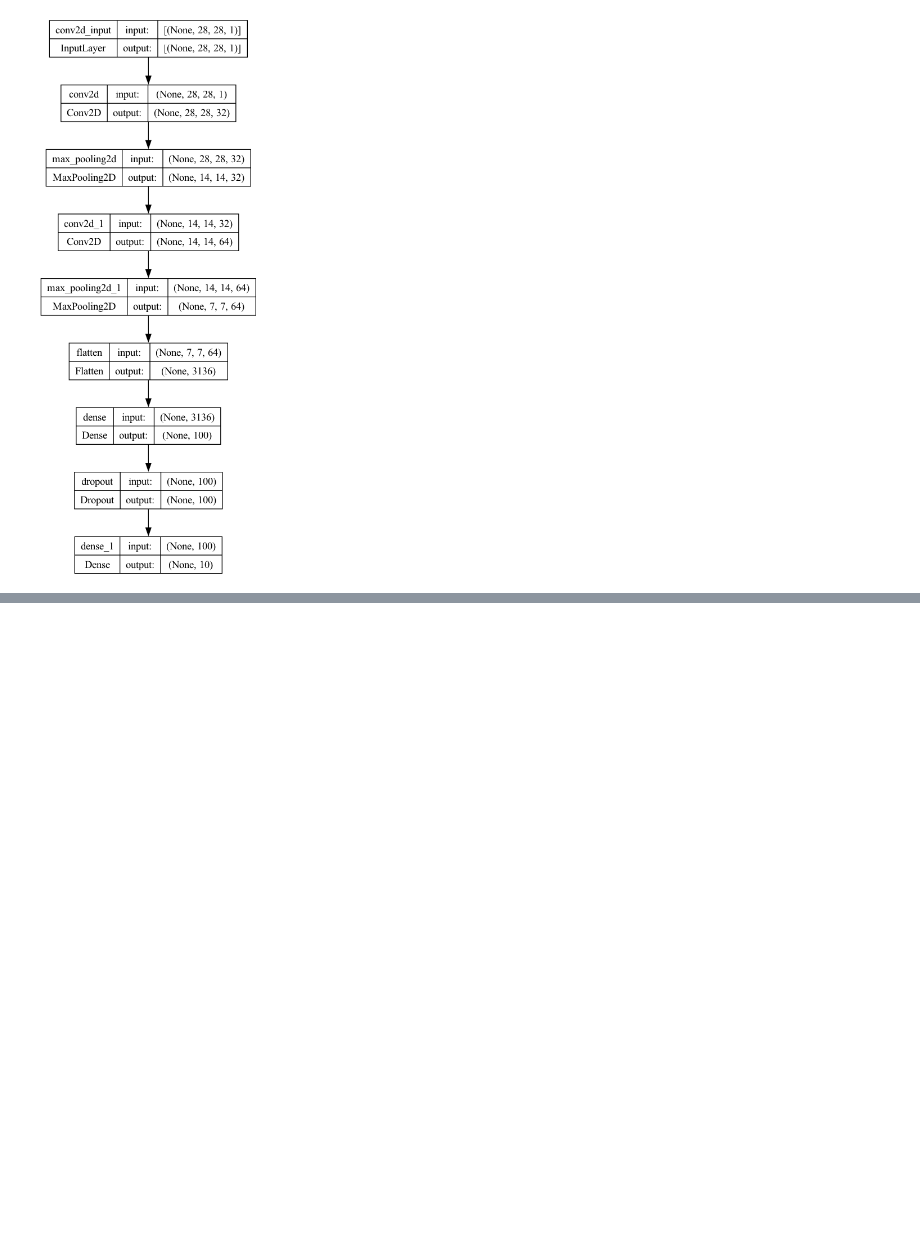
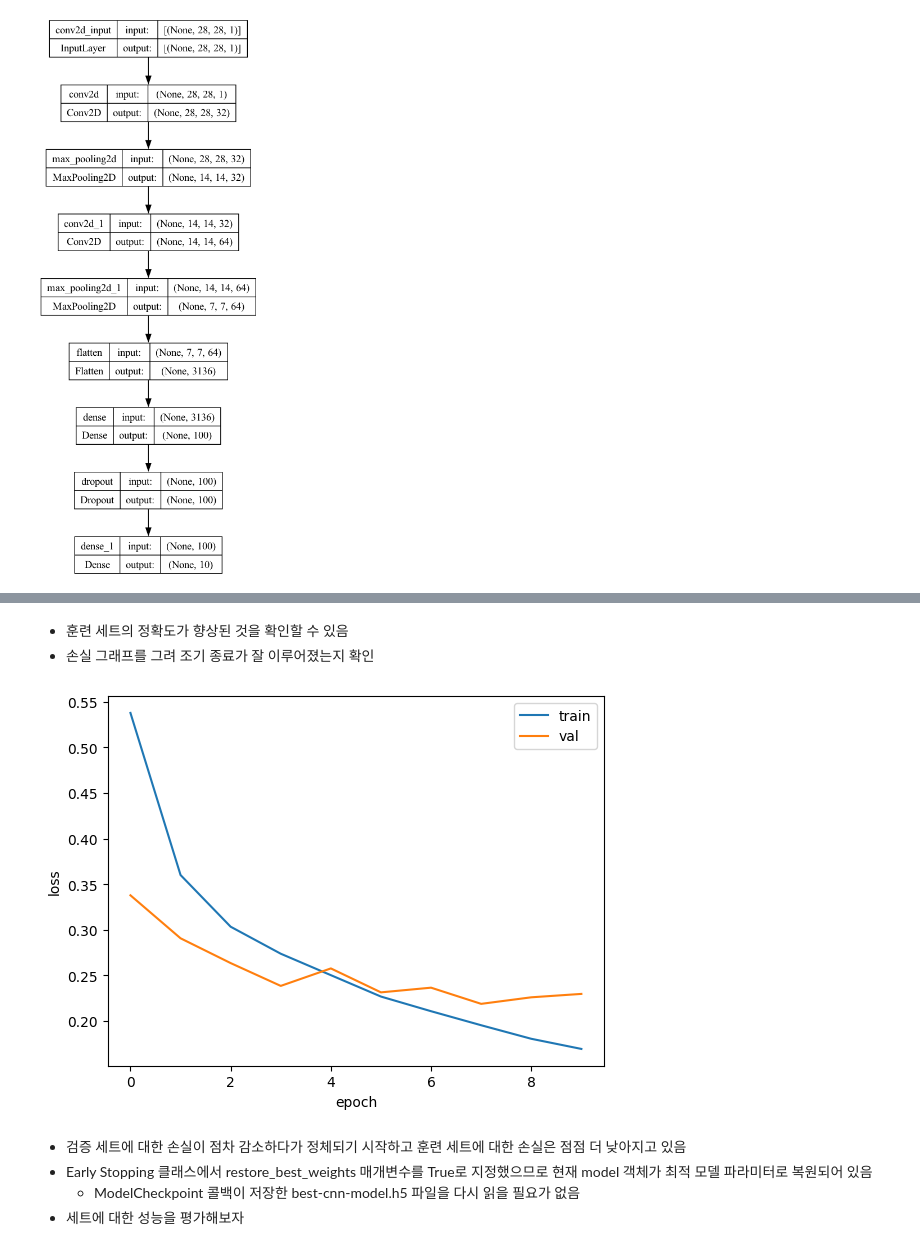
Before and after one commit to JeremyShin/hongongmachine, a Jupyter notebook: ipynb/08.이미지를_위한_인공_신경망(2.합성곱신경망을_사용한_이미지분류).ipynb, the cells around one changed output, grey strips where cells are left out. Saved outputs shown, nothing was run; the diff lists cells and outputs as text; code cells hidden in the pictures; blank space fills up the shorter version.

```diff
--- a/ipynb/08.이미지를_위한_인공_신경망(2.합성곱신경망을_사용한_이미지분류).ipynb
+++ b/ipynb/08.이미지를_위한_인공_신경망(2.합성곱신경망을_사용한_이미지분류).ipynb
@@ -131,0 +140,9 @@ keras.utils.plot_model(model, show_shapes=True)
+# %%
+model.compile(optimizer='adam', loss='sparse_categorical_crossentropy', metrics='accuracy')
+
+checkpoint_cb = keras.callbacks.ModelCheckpoint('best-cnn-model.h5', save_best_only=True)
+early_stopping_cb = keras.callbacks.EarlyStopping(patience=2, restore_best_weights=True)
+
+history = model.fit(train_scaled, train_target, epochs=20,
+                    validation_data=(val_scaled, val_target),
+                    callbacks=[checkpoint_cb, early_stopping_cb])
@@ -131,0 +170,3 @@ keras.utils.plot_model(model, show_shapes=True)
+# %% [markdown]
+- 훈련 세트의 정확도가 향상된 것을 확인할 수 있음
+- 손실 그래프를 그려 조기 종료가 잘 이루어졌는지 확인
@@ -131,0 +175,14 @@ keras.utils.plot_model(model, show_shapes=True)
+# %%
+plt.plot(history.history['loss'])
+plt.plot(history.history['val_loss'])
+plt.xlabel('epoch')
+plt.ylabel('loss')
+plt.legend(['train', 'val'])
+plt.show()
+# %% [output]
+[figure, added]
+# %% [markdown]
+- 검증 세트에 대한 손실이 점차 감소하다가 정체되기 시작하고 훈련 세트에 대한 손실은 점점 더 낮아지고 있음
+- Early Stopping 클래스에서 restore_best_weights 매개변수를 True로 지정했으므로 현재 model 객체가 최적 모델 파라미터로 복원되어 있음
+  - ModelCheckpoint 콜백이 저장한 best-cnn-model.h5 파일을 다시 읽을 필요가 없음
+- 세트에 대한 성능을 평가해보자
```
Also changed, not shown: parts of 19 cells of this notebook, 1 other file.
